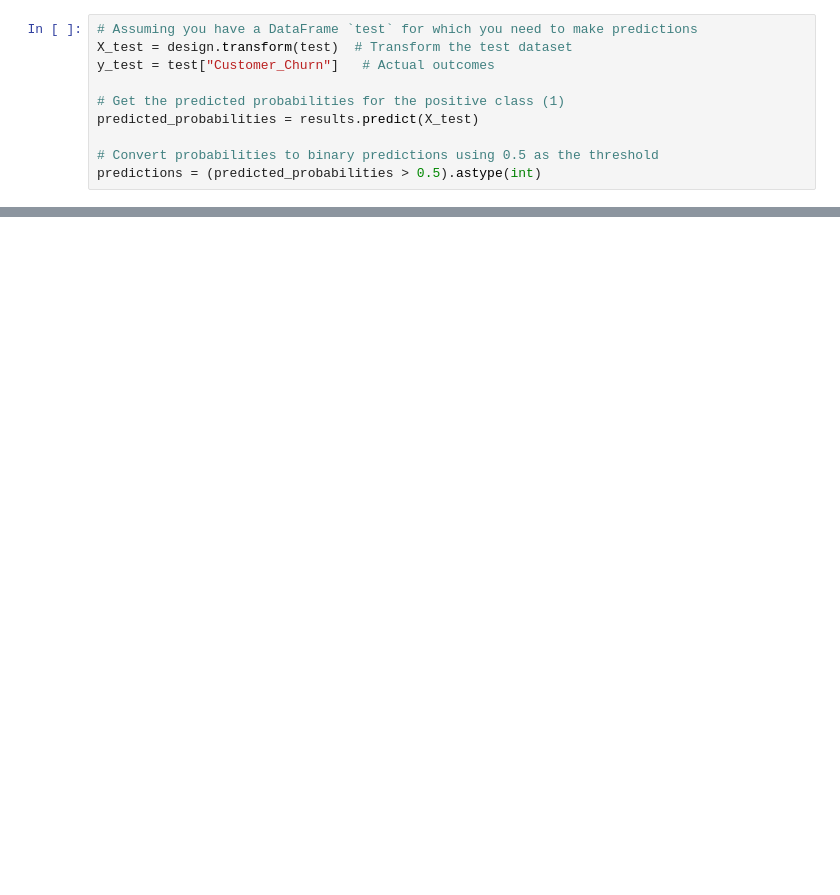
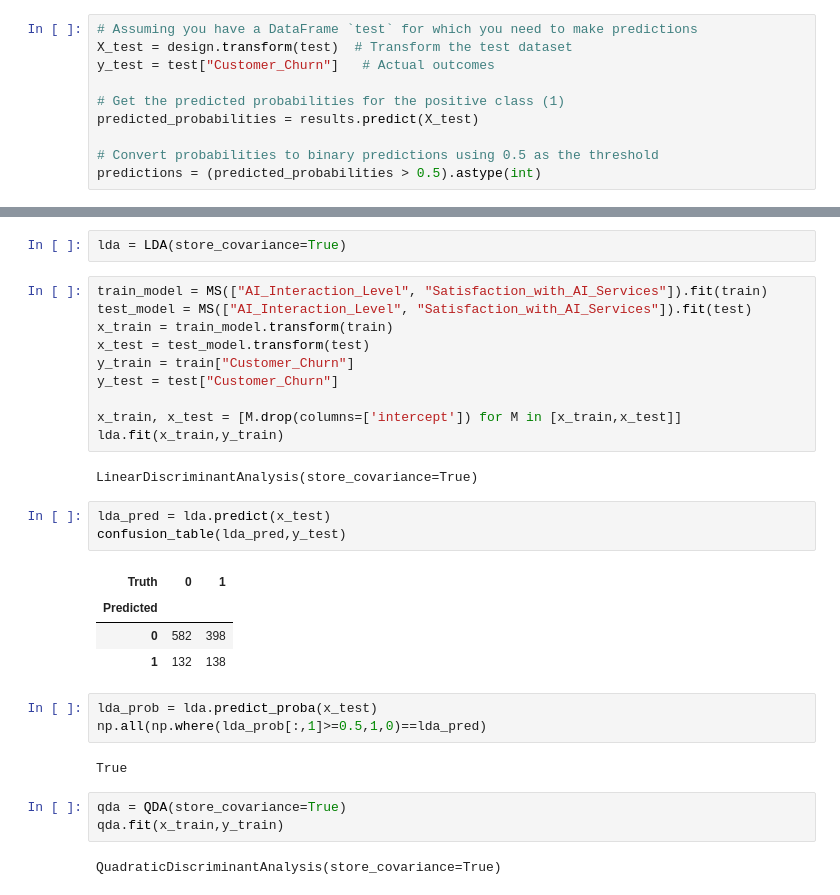
Before and after one commit to wend1k3/Wussap, a Jupyter notebook: logisticReg.ipynb, the cells around one changed output, grey strips where cells are left out. Cells and saved outputs as stored; diff of their text form; blank space fills up the shorter version.

```diff
--- a/logisticReg.ipynb
+++ b/logisticReg.ipynb
@@ -96,0 +98,32 @@ weighted avg       0.56      0.58      0.54      1250
+# %%
+lda = LDA(store_covariance=True)
+# %%
+train_model = MS(["AI_Interaction_Level", "Satisfaction_with_AI_Services"]).fit(train)
+test_model = MS(["AI_Interaction_Level", "Satisfaction_with_AI_Services"]).fit(test)
+x_train = train_model.transform(train)
+x_test = test_model.transform(test)
+y_train = train["Customer_Churn"]
+y_test = test["Customer_Churn"]
+
+x_train, x_test = [M.drop(columns=['intercept']) for M in [x_train,x_test]]
+lda.fit(x_train,y_train)
+# %% [output]
+LinearDiscriminantAnalysis(store_covariance=True)
+# %%
+lda_pred = lda.predict(x_test)
+confusion_table(lda_pred,y_test)
+# %% [output]
+| Truth | 0 | 1 |
+| Predicted |  |  |
+| 0 | 582 | 398 |
+| 1 | 132 | 138 |
+# %%
+lda_prob = lda.predict_proba(x_test)
+np.all(np.where(lda_prob[:,1]>=0.5,1,0)==lda_pred)
+# %% [output]
+True
+# %%
+qda = QDA(store_covariance=True)
+qda.fit(x_train,y_train)
+# %% [output]
+QuadraticDiscriminantAnalysis(store_covariance=True)
```
Also changed, not shown: parts of 11 cells of this notebook.
